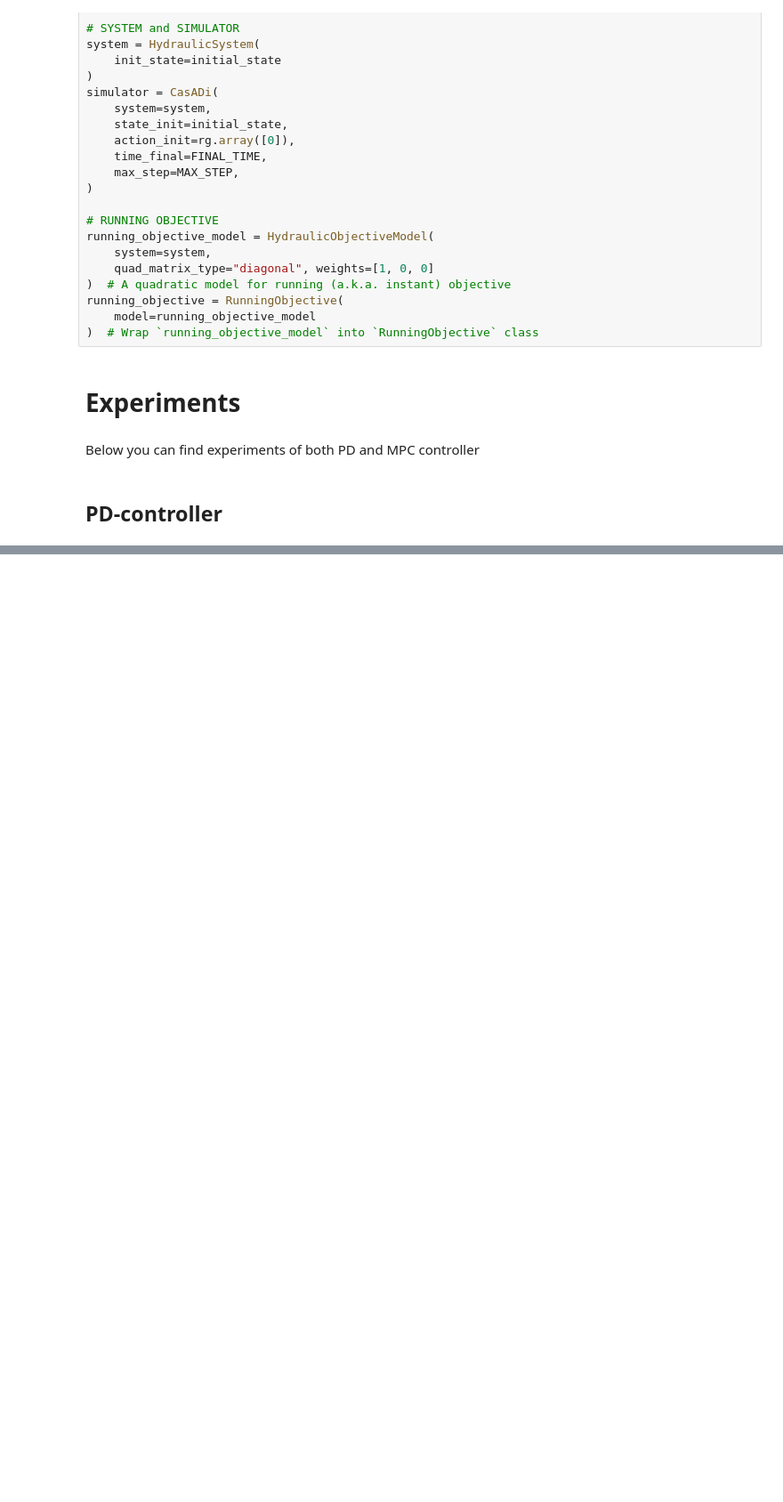
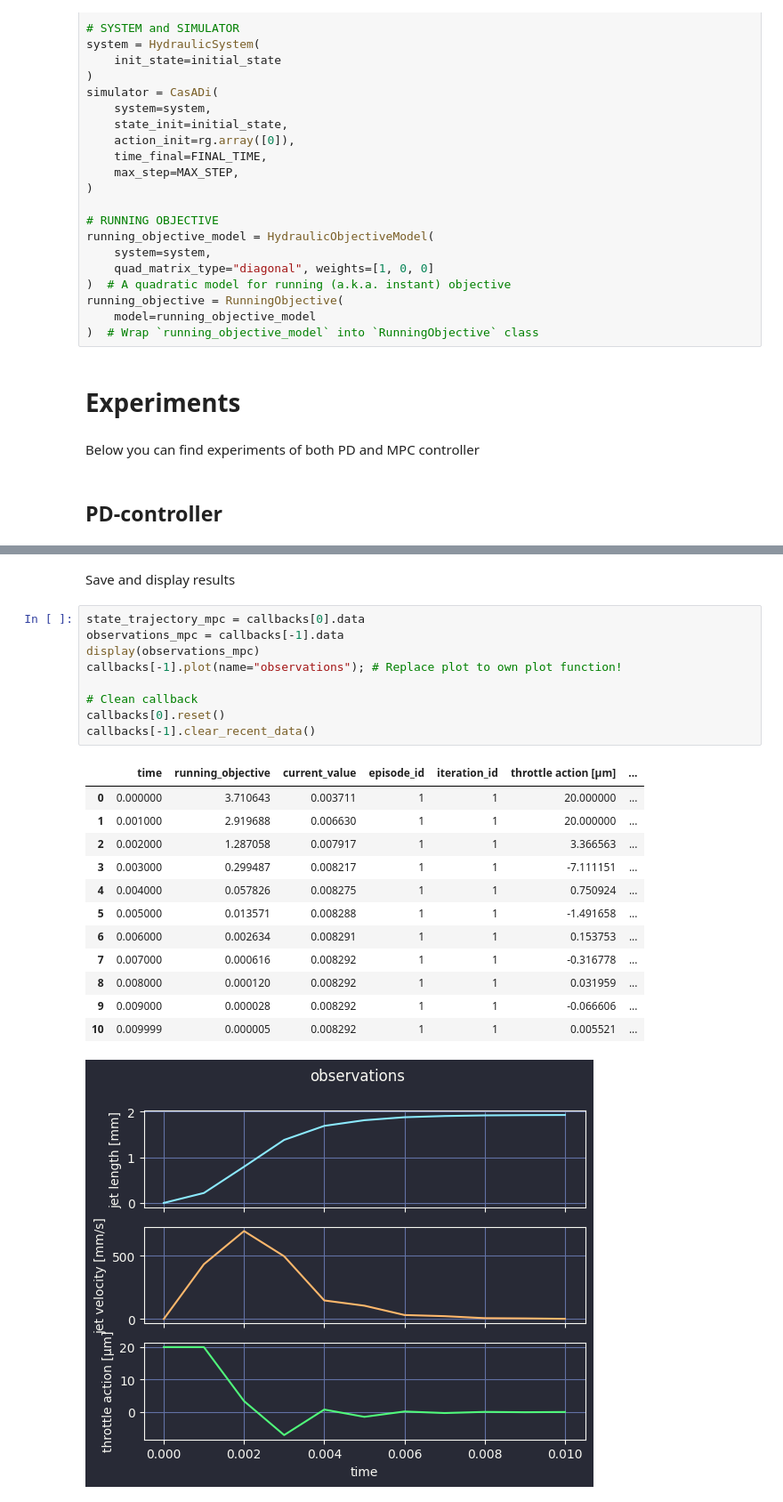
Before and after one commit to mvulf/acm-project, a Jupyter notebook: main.ipynb, the cells around one changed output, grey strips where cells are left out. Shown at 89% size. Saved outputs shown, nothing was run; the diff lists cells and outputs as text; blank space fills up the shorter version.

```diff
--- a/main.ipynb
+++ b/main.ipynb
@@ -148,0 +242,25 @@ state_trajectory_pd
+# %% [markdown]
+Save and display results
+# %%
+state_trajectory_mpc = callbacks[0].data
+observations_mpc = callbacks[-1].data
+display(observations_mpc)
+callbacks[-1].plot(name="observations"); # Replace plot to own plot function!
+
+# Clean callback
+callbacks[0].reset()
+callbacks[-1].clear_recent_data()
+# %% [output]
+|  | time | running_objective | current_value | episode_id | iteration_id | throttle action [µm] | ... |
+| 0 | 0.000000 | 3.710643 | 0.003711 | 1 | 1 | 20.000000 | ... |
+| 1 | 0.001000 | 2.919688 | 0.006630 | 1 | 1 | 20.000000 | ... |
+| 2 | 0.002000 | 1.287058 | 0.007917 | 1 | 1 | 3.366563 | ... |
+| 3 | 0.003000 | 0.299487 | 0.008217 | 1 | 1 | -7.111151 | ... |
+| 4 | 0.004000 | 0.057826 | 0.008275 | 1 | 1 | 0.750924 | ... |
+| 5 | 0.005000 | 0.013571 | 0.008288 | 1 | 1 | -1.491658 | ... |
+| 6 | 0.006000 | 0.002634 | 0.008291 | 1 | 1 | 0.153753 | ... |
+| 7 | 0.007000 | 0.000616 | 0.008292 | 1 | 1 | -0.316778 | ... |
+| 8 | 0.008000 | 0.000120 | 0.008292 | 1 | 1 | 0.031959 | ... |
+| 9 | 0.009000 | 0.000028 | 0.008292 | 1 | 1 | -0.066606 | ... |
+| 10 | 0.009999 | 0.000005 | 0.008292 | 1 | 1 | 0.005521 | ... |
+[figure, added]
```
Also changed, not shown: parts of 11 cells of this notebook, 8 other files.
